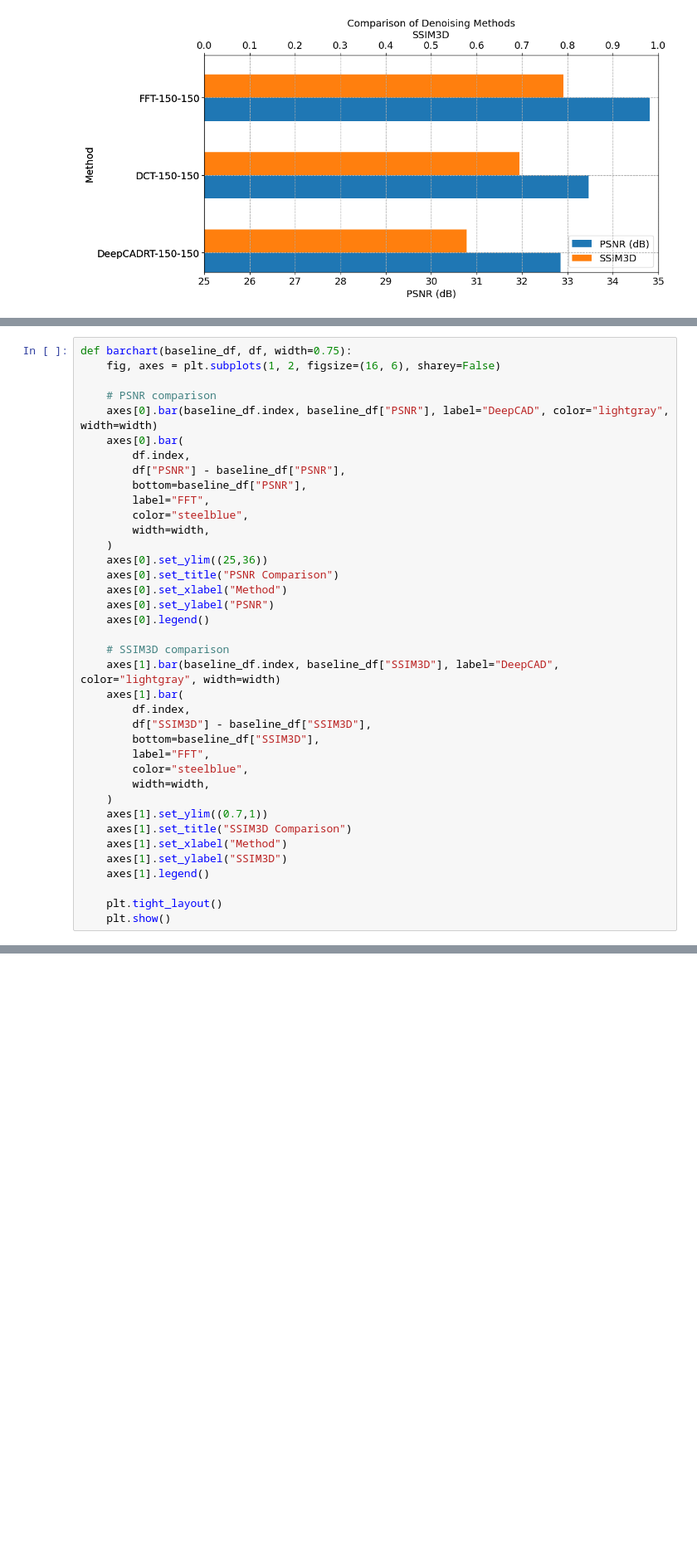
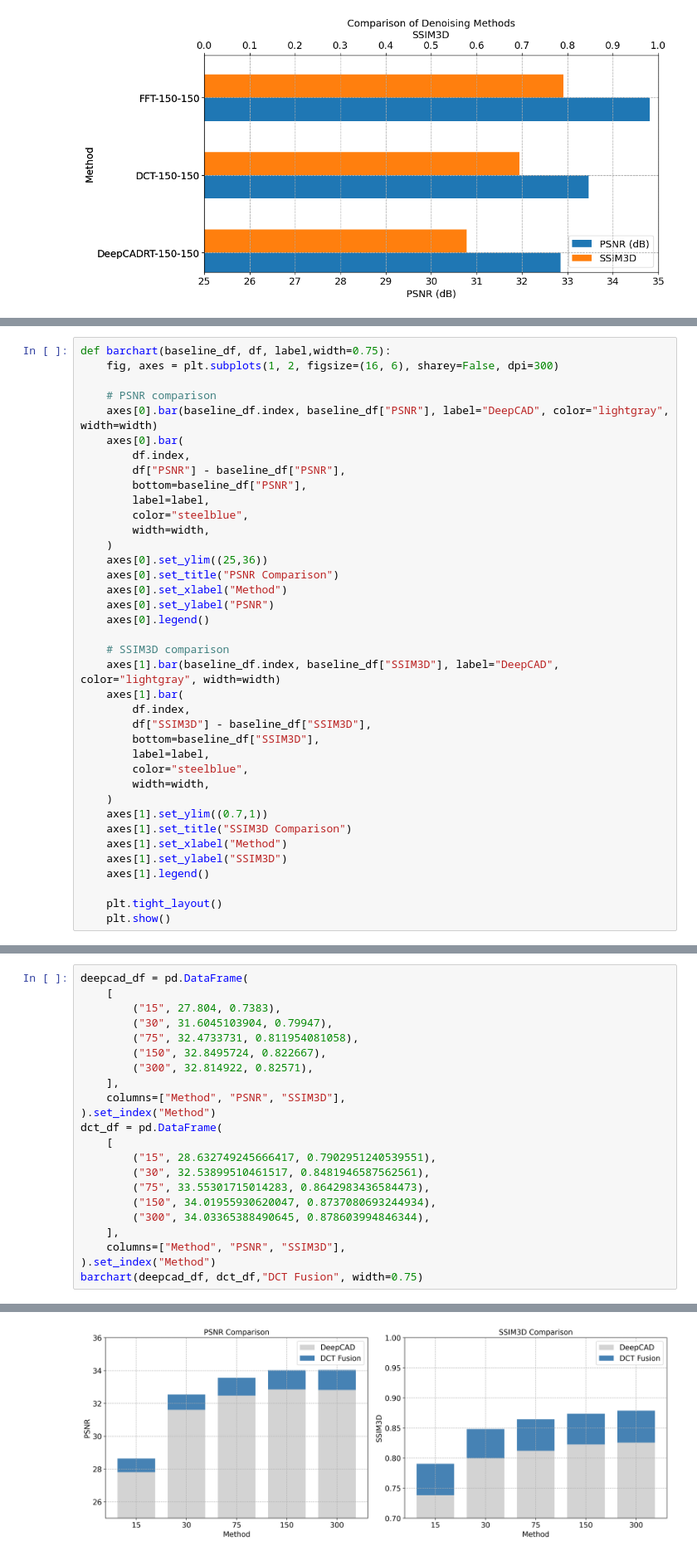
Before and after one commit to MrPio/freq2clean, a Jupyter notebook: 3-video_fusion/3.8-Final_Comparison.ipynb, the cells around one changed output, grey strips where cells are left out. Shown at 83% size. Drawn from its saved outputs; the diff is of its cells as text; blank space fills up the shorter version.

```diff
--- a/3-video_fusion/3.8-Final_Comparison.ipynb
+++ b/3-video_fusion/3.8-Final_Comparison.ipynb
@@ -87,6 +87,6 @@ plot(df)
 # %%
-def barchart(baseline_df, df, width=0.75):
-    fig, axes = plt.subplots(1, 2, figsize=(16, 6), sharey=False)
+def barchart(baseline_df, df, label,width=0.75):
+    fig, axes = plt.subplots(1, 2, figsize=(16, 6), sharey=False, dpi=300)
 
     # PSNR comparison
     axes[0].bar(baseline_df.index, baseline_df["PSNR"], label="DeepCAD", color="lightgray", width=width)
@@ -94,7 +94,7 @@ def barchart(baseline_df, df, width=0.75):
         df.index,
         df["PSNR"] - baseline_df["PSNR"],
         bottom=baseline_df["PSNR"],
-        label="FFT",
+        label=label,
         color="steelblue",
         width=width,
     )
@@ -110,7 +110,7 @@ def barchart(baseline_df, df, width=0.75):
         df.index,
         df["SSIM3D"] - baseline_df["SSIM3D"],
         bottom=baseline_df["SSIM3D"],
-        label="FFT",
+        label=label,
         color="steelblue",
         width=width,
     )
@@ -157,3 +156,26 @@ Using categorical units to plot a list of strings that are all parsable as float
 Using categorical units to plot a list of strings that are all parsable as floats or dates. If these strings should be plotted as numbers, cast to the appropriate data type before plotting.
 Using categorical units to plot a list of strings that are all parsable as floats or dates. If these strings should be plotted as numbers, cast to the appropriate data type before plotting.
 [figure]
+# %%
+deepcad_df = pd.DataFrame(
+    [
+        ("15", 27.804, 0.7383),
+        ("30", 31.6045103904, 0.79947),
+        ("75", 32.4733731, 0.811954081058),
+        ("150", 32.8495724, 0.822667),
+        ("300", 32.814922, 0.82571),
+    ],
+    columns=["Method", "PSNR", "SSIM3D"],
+).set_index("Method")
+dct_df = pd.DataFrame(
+    [
+        ("15", 28.632749245666417, 0.7902951240539551),
+        ("30", 32.53899510461517, 0.8481946587562561),
+        ("75", 33.55301715014283, 0.8642983436584473),
+        ("150", 34.01955930620047, 0.8737080693244934),
+        ("300", 34.03365388490645, 0.878603994846344),
+    ],
+    columns=["Method", "PSNR", "SSIM3D"],
+).set_index("Method")
+barchart(deepcad_df, dct_df,"DCT Fusion", width=0.75)
+# %% [output]
@@ -160,3 +188,4 @@ Using categorical units to plot a list of strings that are all parsable as float
+[figure, added]
 # %%
 def barchart(df, width=0.75):
     fig, axes = plt.subplots(1, 2, figsize=(16, 6), sharey=False, dpi=120)
```
Also changed, not shown: parts of 3 cells of this notebook, 12 other files.
